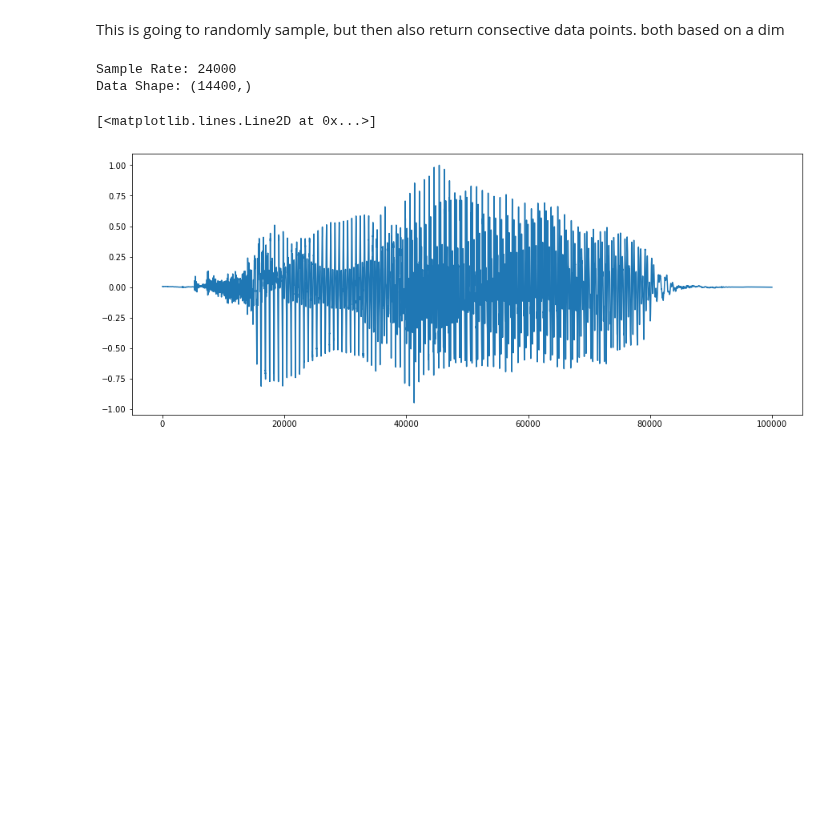
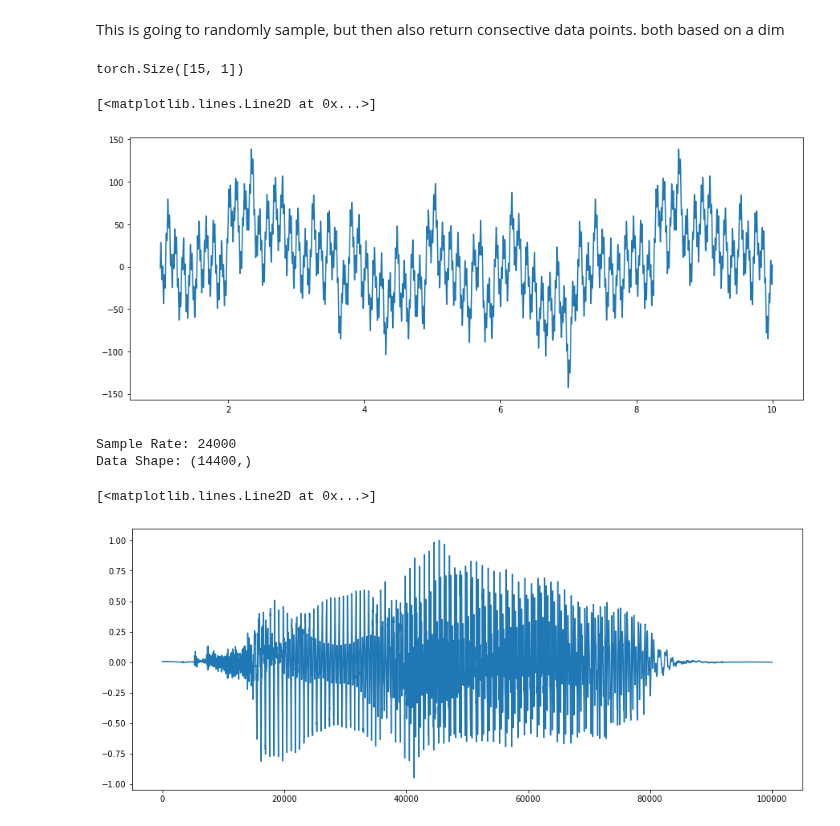
Before and after one commit to dallingordon/CSN, a Jupyter notebook: WeirdTrainer.ipynb, the cells around one changed output. Cells and saved outputs as stored; diff of their text form; code cells hidden in the pictures; blank space fills up the shorter version.

Commit message:
weird

```diff
--- a/WeirdTrainer.ipynb
+++ b/WeirdTrainer.ipynb
@@ -268,3 +334,17 @@ class WeirdSinNetworkInc(nn.Module):
+# %%
+bs = BinarySinLayer(20)
+bs2 = BinarySinLayer(20)
+test_t = torch.from_numpy(np.linspace(1,10,15))
+#print(test_t.shape)
+o = bs(test_t)
+
+#print(o.shape)
+o2 = bs2(o)
+#print(o2.shape)
+w = WeirdSinPaintNetwork(num_layers = 10, embedding_dim = 10)
+print(w(test_t).shape)
+# %% [output]
+torch.Size([15, 1])
 # %%
 def generate_gaussian_noise(outputs, mean=0, std_dev=1):
 
@@ -278,6 +358,32 @@ def generate_gaussian_noise(outputs, mean=0, std_dev=1):
     noise = torch.normal(mean=mean, std=std_dev, size=shape)
 
     return noise
+# %%
+
+data_t = torch.from_numpy(np.linspace(1,10,10_000))
+
+data =  (16*torch.sin(2*data_t+3)
+    + 2*torch.sin(6*data_t+1.93)
+    + 12*torch.sin(26*data_t+4.2)
+    + 16*torch.sin(21*data_t+2.43)
+    + 33*torch.sin(56*data_t+1.9)
+    + 11*torch.sin(17*data_t+24)
+    + 7.5*torch.sin(2*data_t+3)
+    + 9.4*torch.sin(6*data_t+1.93)
+    + 15.7*torch.sin(246*data_t+4.2)
+    + 17.5*torch.sin(11*data_t+2.43)
+    + 18*torch.sin(5*data_t+1.9)
+    + 25.8*torch.sin(1*data_t+24) )
+data = data.detach().numpy().astype(np.float64)
+max_amp = max(abs(data))
+#data = data/max_amp
+
+plt.figure(figsize=(15, 6))
+
+plt.plot(data_t, data, label='Layer Output')
+# %% [output]
+[<matplotlib.lines.Line2D at 0x...>]
+[figure, added]
 # %%
 import numpy as np
 from scipy.io import wavfile
```
Also changed, not shown: parts of 12 cells of this notebook.
